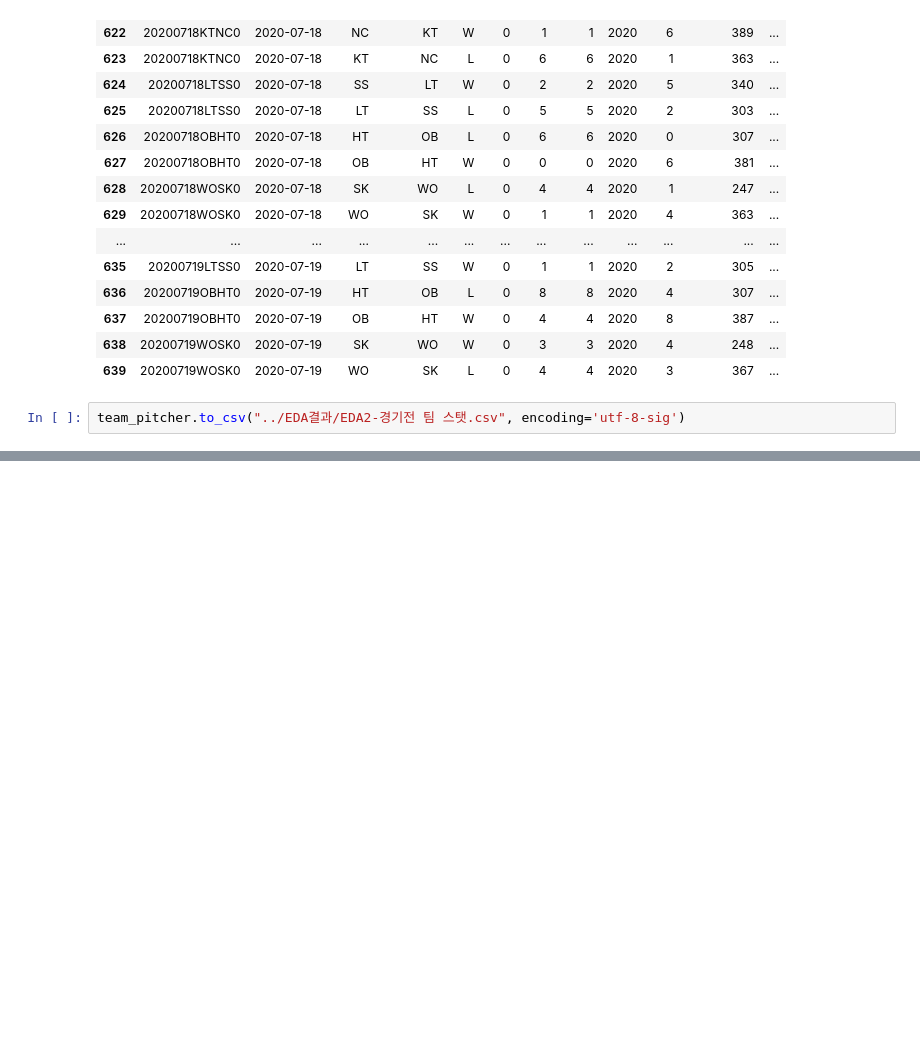
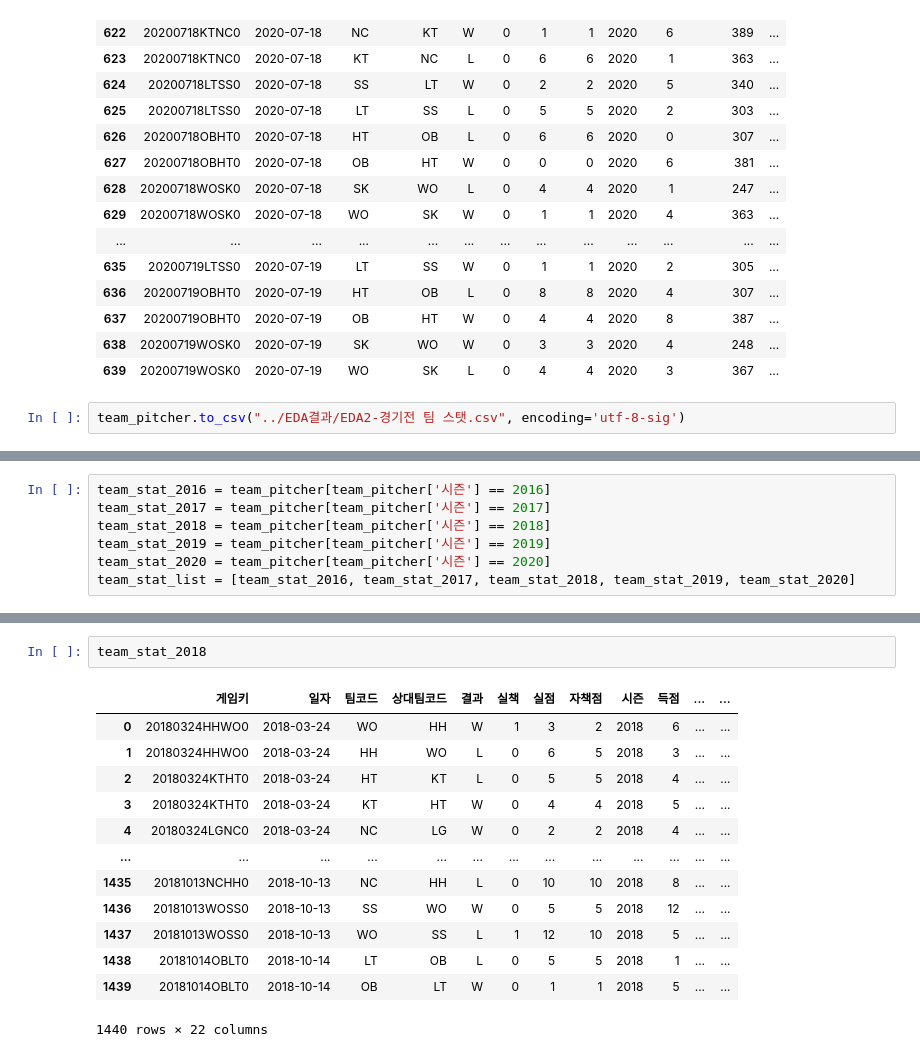
Before and after one commit to seonghunYang/big_contest2020, a Jupyter notebook: EDA2-팀별 경기시작전 평균득점, 실점, 승률, 상대승률과 승패와의 관계 .ipynb, the cells around one changed output, grey strips where cells are left out. Saved outputs shown, nothing was run; the diff lists cells and outputs as text; blank space fills up the shorter version.

```diff
--- a/EDA2-팀별 경기시작전 평균득점, 실점, 승률, 상대승률과 승패와의 관계 .ipynb
+++ b/EDA2-팀별 경기시작전 평균득점, 실점, 승률, 상대승률과 승패와의 관계 .ipynb
@@ -175,0 +174,7 @@ t
+# %%
+team_stat_2016 = team_pitcher[team_pitcher['시즌'] == 2016]
+team_stat_2017 = team_pitcher[team_pitcher['시즌'] == 2017]
+team_stat_2018 = team_pitcher[team_pitcher['시즌'] == 2018]
+team_stat_2019 = team_pitcher[team_pitcher['시즌'] == 2019]
+team_stat_2020 = team_pitcher[team_pitcher['시즌'] == 2020]
+team_stat_list = [team_stat_2016, team_stat_2017, team_stat_2018, team_stat_2019, team_stat_2020]
@@ -175,0 +197,16 @@ t
+# %%
+team_stat_2018
+# %% [output]
+|  | 게임키 | 일자 | 팀코드 | 상대팀코드 | 결과 | 실책 | 실점 | 자책점 | 시즌 | 득점 | ... | ... |
+| 0 | 20180324HHWO0 | 2018-03-24 | WO | HH | W | 1 | 3 | 2 | 2018 | 6 | ... | ... |
+| 1 | 20180324HHWO0 | 2018-03-24 | HH | WO | L | 0 | 6 | 5 | 2018 | 3 | ... | ... |
+| 2 | 20180324KTHT0 | 2018-03-24 | HT | KT | L | 0 | 5 | 5 | 2018 | 4 | ... | ... |
+| 3 | 20180324KTHT0 | 2018-03-24 | KT | HT | W | 0 | 4 | 4 | 2018 | 5 | ... | ... |
+| 4 | 20180324LGNC0 | 2018-03-24 | NC | LG | W | 0 | 2 | 2 | 2018 | 4 | ... | ... |
+| ... | ... | ... | ... | ... | ... | ... | ... | ... | ... | ... | ... | ... |
+| 1435 | 20181013NCHH0 | 2018-10-13 | NC | HH | L | 0 | 10 | 10 | 2018 | 8 | ... | ... |
+| 1436 | 20181013WOSS0 | 2018-10-13 | SS | WO | W | 0 | 5 | 5 | 2018 | 12 | ... | ... |
+| 1437 | 20181013WOSS0 | 2018-10-13 | WO | SS | L | 1 | 12 | 10 | 2018 | 5 | ... | ... |
+| 1438 | 20181014OBLT0 | 2018-10-14 | LT | OB | L | 0 | 5 | 5 | 2018 | 1 | ... | ... |
+| 1439 | 20181014OBLT0 | 2018-10-14 | OB | LT | W | 0 | 1 | 1 | 2018 | 5 | ... | ... |
+1440 rows × 22 columns
```
Also changed, not shown: parts of 4 cells of this notebook.
